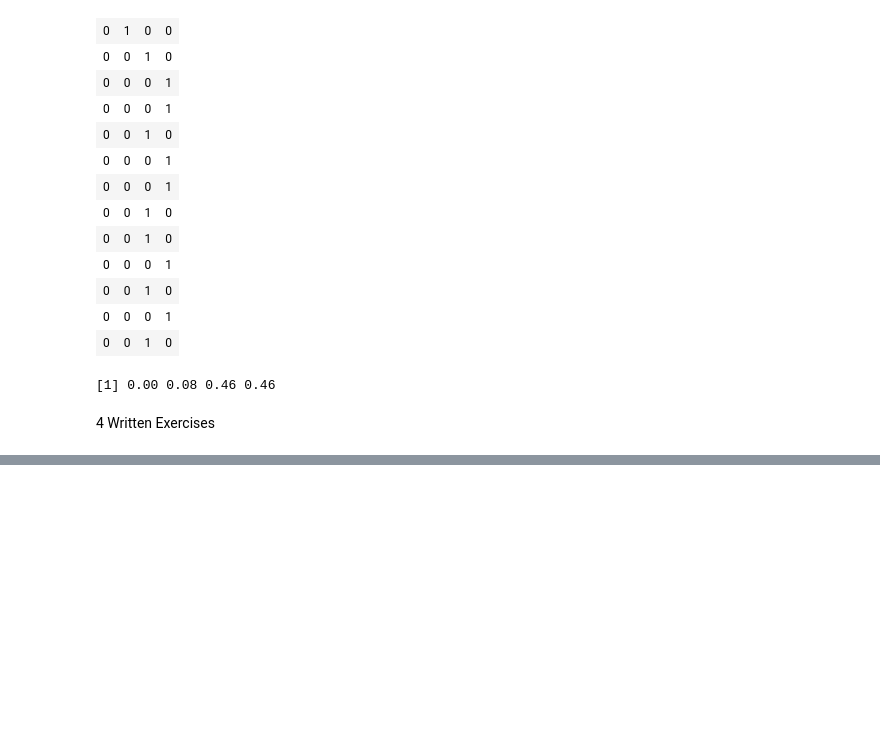
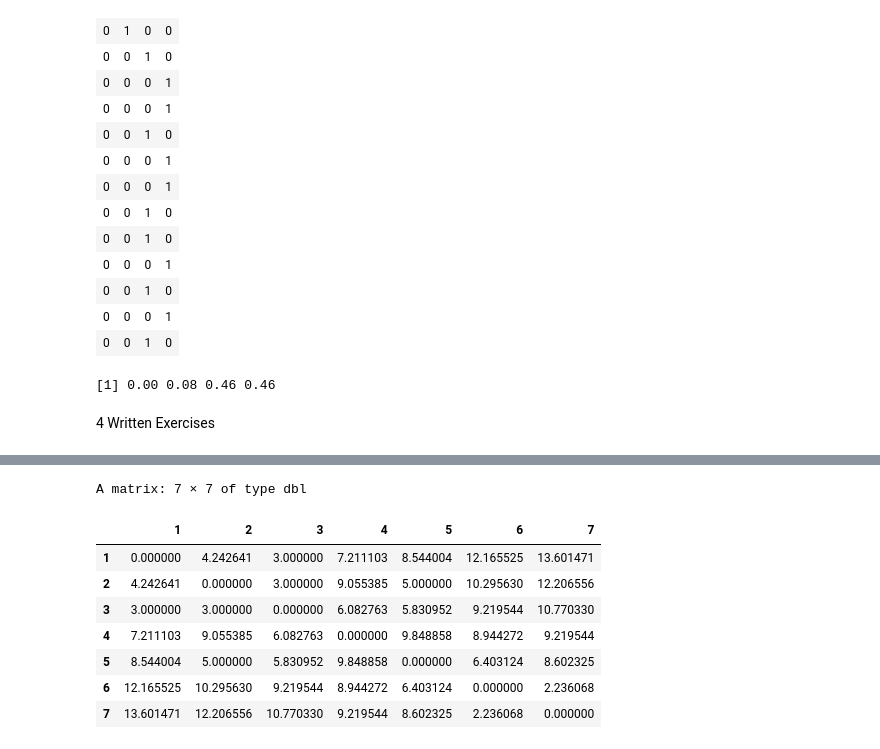
Before and after one commit to lucapdr1/ml-exercises, a Jupyter notebook: 03_exe_ML1_sol.ipynb, the cells around one changed output, grey strips where cells are left out. Drawn from its saved outputs; the diff is of its cells as text; code cells hidden in the pictures; blank space fills up the shorter version.

```diff
--- a/03_exe_ML1_sol.ipynb
+++ b/03_exe_ML1_sol.ipynb
@@ -252,0 +276,14 @@ A matrix: 13 × 4 of type dbl
+# %%
+# Convert the distances to a matrix and inspect
+distance_matrix <- as.matrix(distances)
+distance_matrix
+# %% [output]
+A matrix: 7 × 7 of type dbl
+|  | 1 | 2 | 3 | 4 | 5 | 6 | 7 |
+| 1 | 0.000000 | 4.242641 | 3.000000 | 7.211103 | 8.544004 | 12.165525 | 13.601471 |
+| 2 | 4.242641 | 0.000000 | 3.000000 | 9.055385 | 5.000000 | 10.295630 | 12.206556 |
+| 3 | 3.000000 | 3.000000 | 0.000000 | 6.082763 | 5.830952 | 9.219544 | 10.770330 |
+| 4 | 7.211103 | 9.055385 | 6.082763 | 0.000000 | 9.848858 | 8.944272 | 9.219544 |
+| 5 | 8.544004 | 5.000000 | 5.830952 | 9.848858 | 0.000000 | 6.403124 | 8.602325 |
+| 6 | 12.165525 | 10.295630 | 9.219544 | 8.944272 | 6.403124 | 0.000000 | 2.236068 |
+| 7 | 13.601471 | 12.206556 | 10.770330 | 9.219544 | 8.602325 | 2.236068 | 0.000000 |
```
Also changed, not shown: parts of 6 cells of this notebook, 1 other file.
